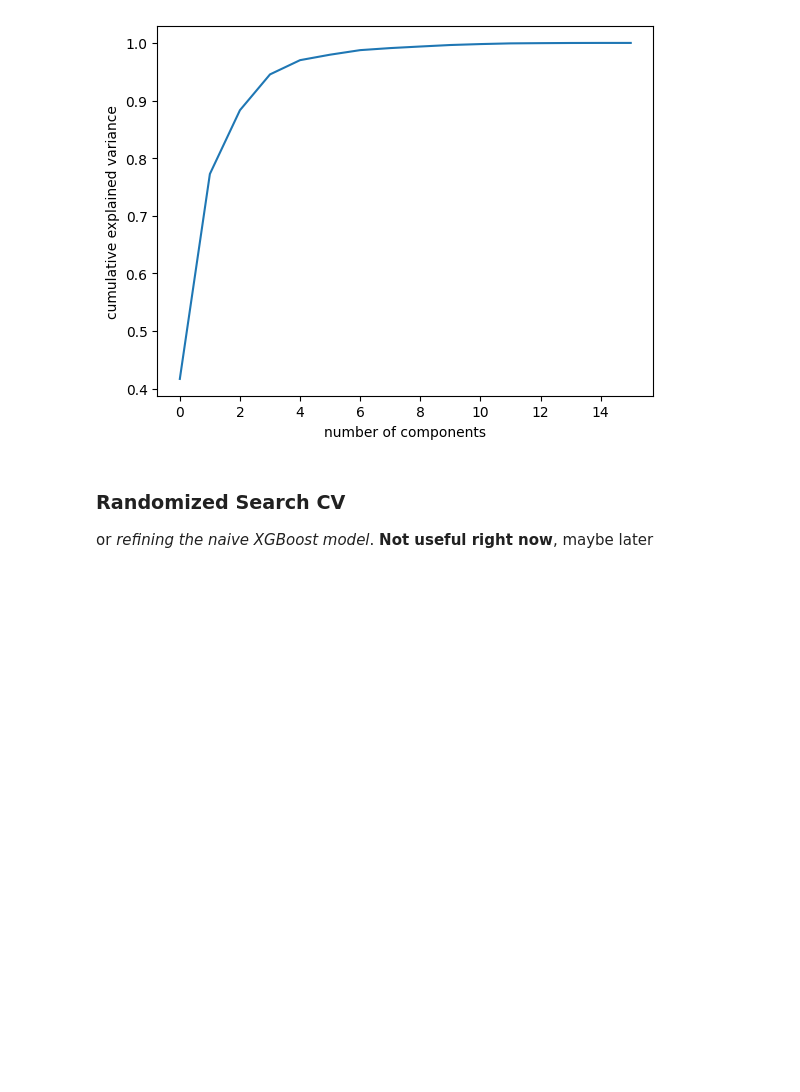
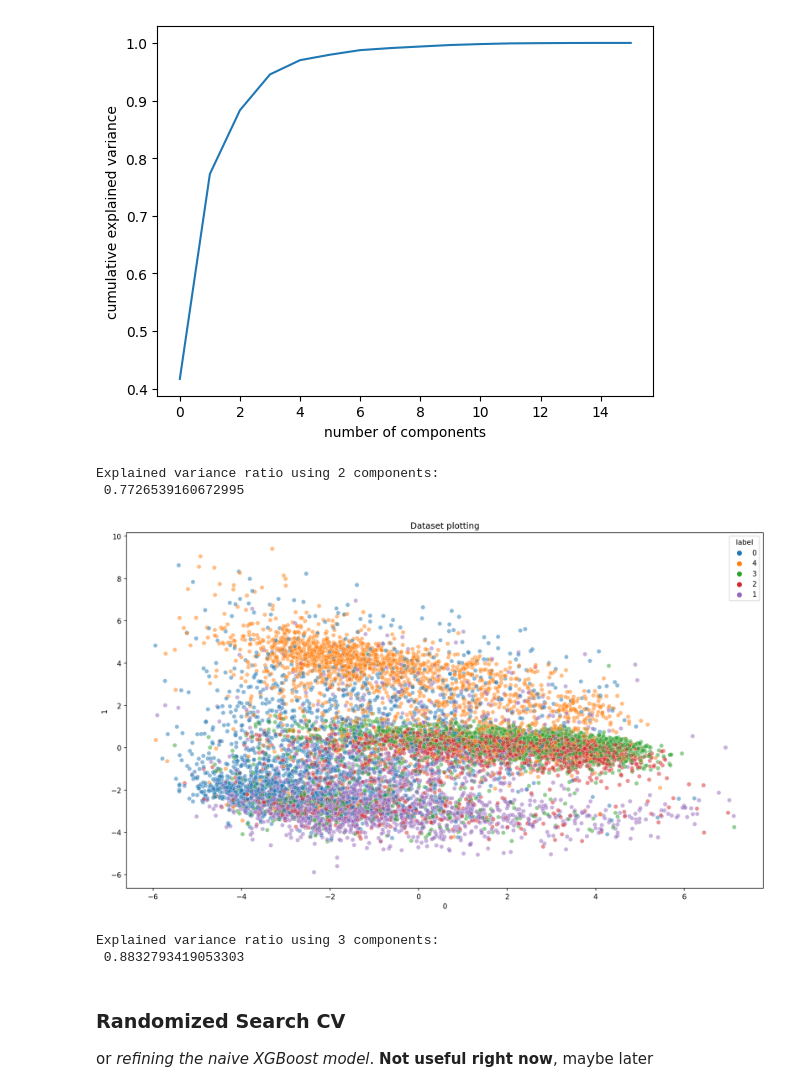
Before and after one commit to vincenzojrs/Machine-Learning-Exploration-for-Collider-Physics, a Jupyter notebook: main/MLCP_FEATUREENG.ipynb, the cells around one changed output. Drawn from its saved outputs; the diff is of its cells as text; code cells hidden in the pictures; blank space fills up the shorter version.

```diff
--- a/main/MLCP_FEATUREENG.ipynb
+++ b/main/MLCP_FEATUREENG.ipynb
@@ -116,34 +114,39 @@ def PCA_def(number_of_components):
     # 3 components would be perfect, but choosing 2, we can easily plot data with a 77% explained variance ratio (3 cmpts. will add up to 88%)
     pca = PCA(number_of_components)
     dataset_scaled_pca = pca.fit_transform(dataset_scaled)
     print('Explained variance ratio using {} components: \n'.format(number_of_components), pca.explained_variance_ratio_.sum())
 
     # Concatenate PCA dataset with taregt
     dataset_scaled_pca = pd.concat([pd.DataFrame(dataset_scaled_pca), dataset.iloc[:,-1]], axis = 1)
     dataset_scaled_pca["label"] = dataset_scaled_pca["label"].astype(str)
 
     # Plot the PCA dataset, once 2D, once 3D
     if number_of_components == 2:
         plt.figure(figsize=(16,9), dpi = 150)
         sns.scatterplot(
             x=0, y=1,
             hue="label",
             palette=sns.color_palette("tab10", 5),
             data=dataset_scaled_pca,
             legend="full",
             alpha=0.5)
         plt.title('Dataset plotting')
         plt.show()
 
     elif number_of_components == 3:
         fig = px.scatter_3d(dataset_scaled_pca, x=0, y=1, z=2, color='label', opacity = 0.7, title = 'Dataset plotting')
         fig.show(renderer = 'browser')
-        Image(filename='3d_image.png',width=800, height=400)
 
     return dataset_scaled_pca
 
 dataset_scaled_2_pca = PCA_def(2)
 dataset_scaled_3_pca = PCA_def(3)
+# %% [output]
+Explained variance ratio using 2 components:
+ 0.7726539160672995
+[figure, added]
+Explained variance ratio using 3 components:
+ 0.8832793419053303
 # %% [markdown]
 ### Randomized Search CV
 or *refining the naive XGBoost model*. **Not useful right now**, maybe later
```
Also changed, not shown: parts of 2 cells of this notebook.
